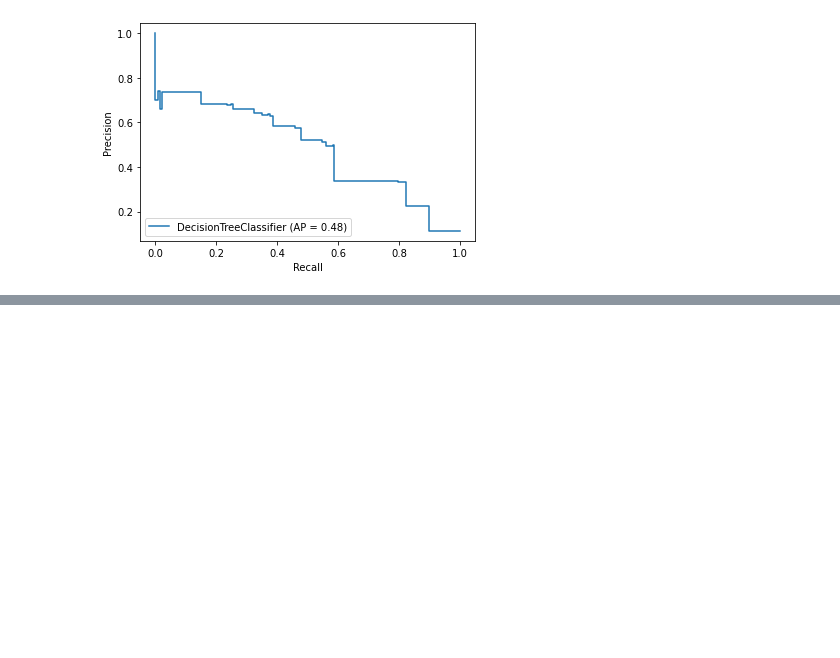
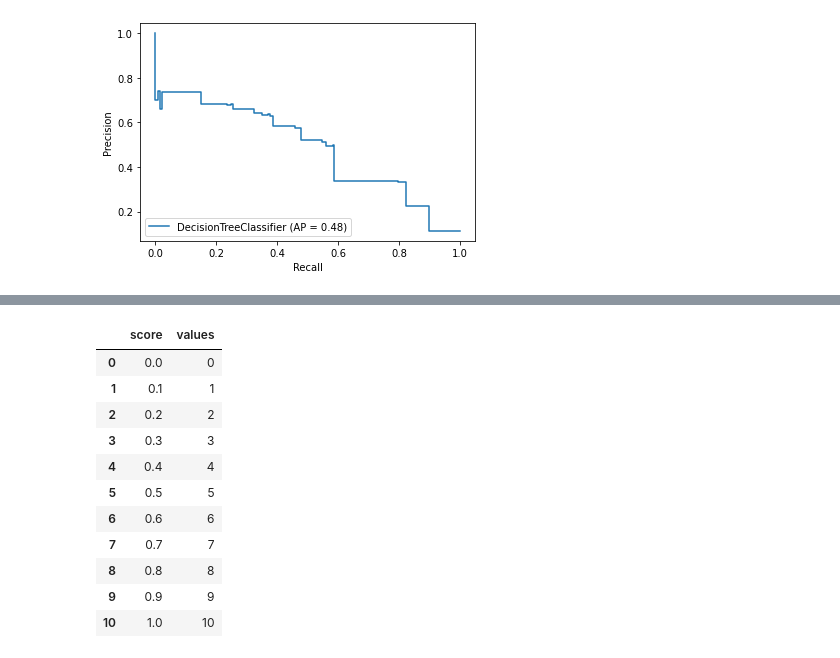
Before and after one commit to baomdoan/Classification-Practice, a Jupyter notebook: Bank Data.ipynb, the cells around one changed output, grey strips where cells are left out. Saved outputs shown, nothing was run; the diff lists cells and outputs as text; code cells hidden in the pictures; blank space fills up the shorter version.

```diff
--- a/Bank Data.ipynb
+++ b/Bank Data.ipynb
@@ -406,0 +429,19 @@ target_values
+# %%
+# Making a df for bins scale
+bins_scale=pd.DataFrame()
+bins_scale['score']=bins
+bins_scale['values']=goal_names
+bins_scale
+# %% [output]
+|  | score | values |
+| 0 | 0.0 | 0 |
+| 1 | 0.1 | 1 |
+| 2 | 0.2 | 2 |
+| 3 | 0.3 | 3 |
+| 4 | 0.4 | 4 |
+| 5 | 0.5 | 5 |
+| 6 | 0.6 | 6 |
+| 7 | 0.7 | 7 |
+| 8 | 0.8 | 8 |
+| 9 | 0.9 | 9 |
+| 10 | 1.0 | 10 |
```
Also changed, not shown: parts of 13 cells of this notebook.
